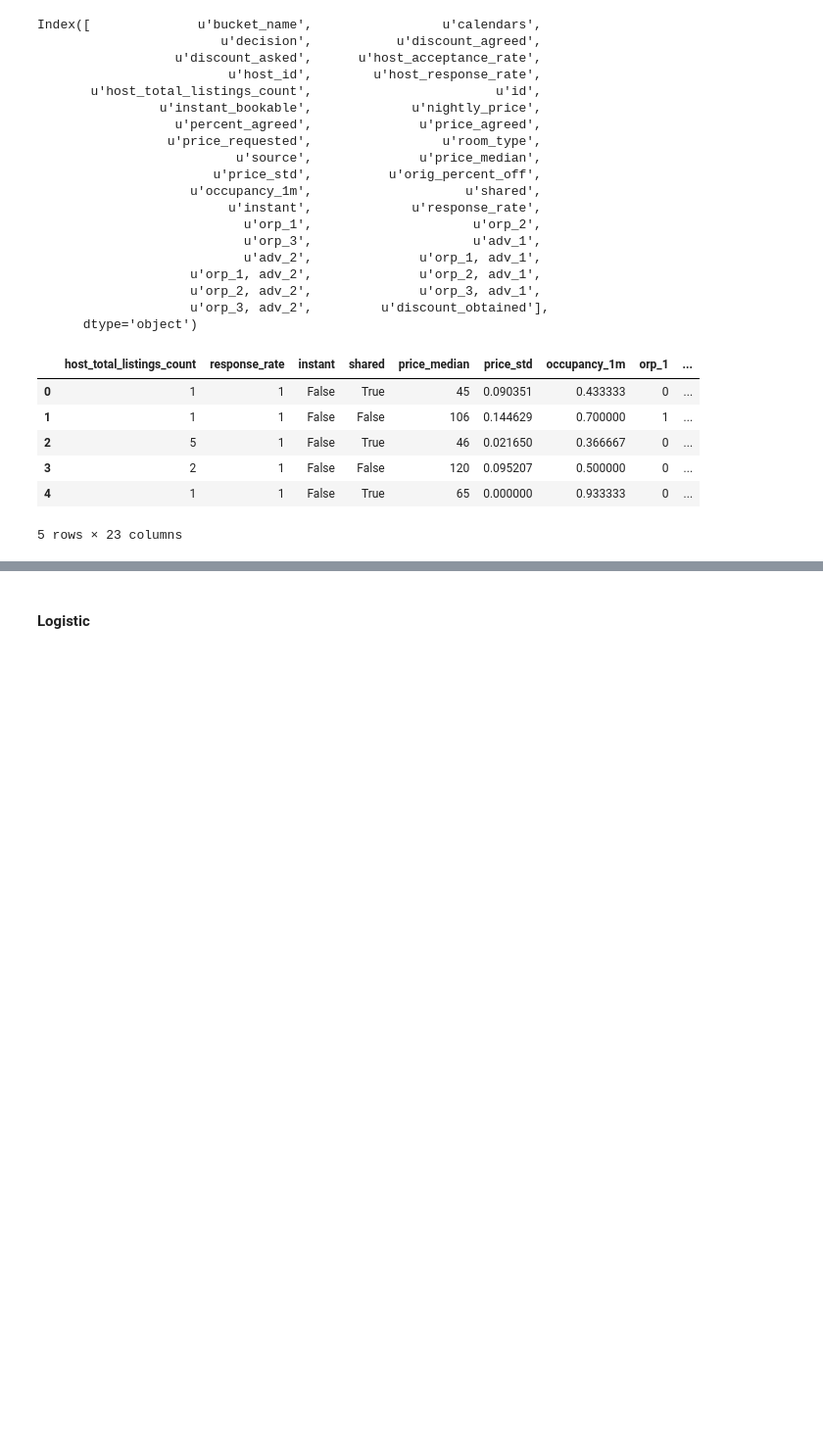
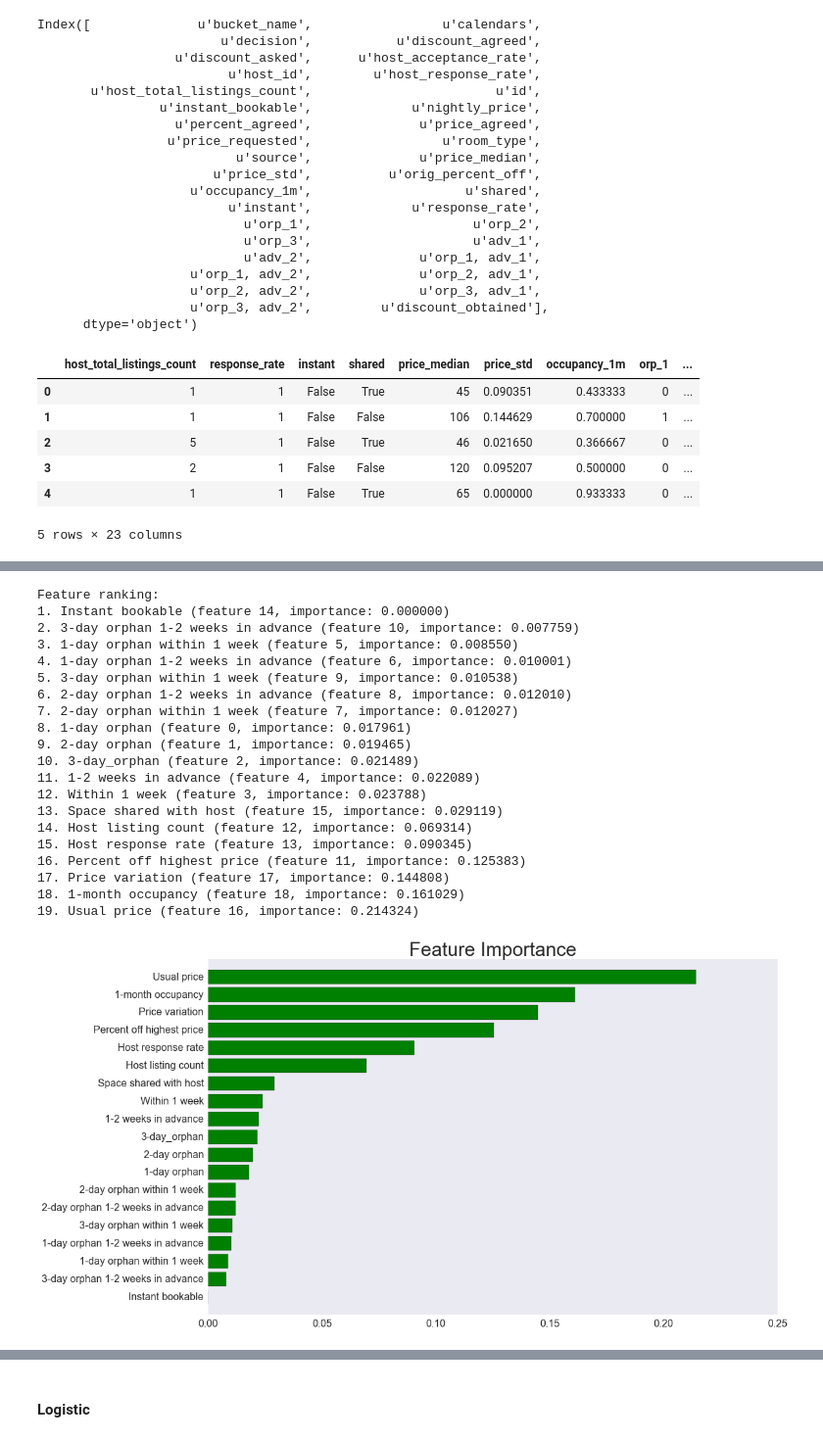
Before and after one commit to DataShackforAirbnb/AirBnbNegotiate, a Jupyter notebook: DataAnalysis/Analysis 0411.ipynb, the cells around one changed output, grey strips where cells are left out. Shown: that part at 98% size. Cells and saved outputs as stored; diff of their text form; code cells hidden in the pictures; blank space fills up the shorter version.

```diff
--- a/DataAnalysis/Analysis 0411.ipynb
+++ b/DataAnalysis/Analysis 0411.ipynb
@@ -421,0 +481,3 @@ dtype: int64
+# %%
+lr = LogisticRegression()
+model_fitting("lr", lr, X_willing_noda, Y_willing)
@@ -421,0 +528,10 @@ dtype: int64
+# %%
+rf_noda = RandomForestClassifier(n_estimators=1000,
+                                 max_features=int(np.sqrt(X_willing_noda.shape[1])),
+                                 max_depth=None,
+                                 min_samples_split=1)
+rf_noda.fit(X_willing_noda, Y_train_willing)
+
+rf_noda_scores = -cross_val_score(rf_noda, X_willing_noda, Y_willing, scoring='mean_squared_error', cv=10)
+print "Average Cross Validation Accuracy: \n", 1-np.mean(rf_noda_scores)
+print "Cross Validation Accuracies by Fold: \n", 1 - np.array(rf_noda_scores)
@@ -421,0 +550,47 @@ dtype: int64
+# %%
+rf_noda_importances = rf_noda.feature_importances_
+std = np.std([tree.feature_importances_ for tree in rf_noda.estimators_],
+             axis=0)
+indices = np.argsort(rf_noda_importances)[::1]
+param_label_sorted = [param_label_noda[ind] for ind in indices]
+
+# Print the feature ranking
+print("Feature ranking:")
+
+for f in range(X_willing_noda.shape[1]):
+    print("%d. %s (feature %d, importance: %f)" % (f + 1, param_label[indices[f]], indices[f], rf_noda_importances[indices[f]]))
+
+# Plot the feature importances of the forest
+plt.figure(figsize=(16,10))
+plt.title("Feature Importance", fontsize=30)
+plt.barh(range(X_willing_noda.shape[1]), rf_noda_importances[indices],
+       color="green", align="center")
+# plt.axvline(x=0.05, color="red", ls="--")
+plt.yticks(range(X_willing_noda.shape[1]), param_label_sorted,  fontsize=16)
+plt.xticks(fontsize=16)
+plt.ylim([-1, X_willing_noda.shape[1]])
+plt.xlim([0,0.25])
+plt.grid(False)
+plt.show()
+# %% [output]
+Feature ranking:
+1. Instant bookable (feature 14, importance: 0.000000)
+2. 3-day orphan 1-2 weeks in advance (feature 10, importance: 0.007759)
+3. 1-day orphan within 1 week (feature 5, importance: 0.008550)
+4. 1-day orphan 1-2 weeks in advance (feature 6, importance: 0.010001)
+5. 3-day orphan within 1 week (feature 9, importance: 0.010538)
+6. 2-day orphan 1-2 weeks in advance (feature 8, importance: 0.012010)
+7. 2-day orphan within 1 week (feature 7, importance: 0.012027)
+8. 1-day orphan (feature 0, importance: 0.017961)
+9. 2-day orphan (feature 1, importance: 0.019465)
+10. 3-day_orphan (feature 2, importance: 0.021489)
+11. 1-2 weeks in advance (feature 4, importance: 0.022089)
+12. Within 1 week (feature 3, importance: 0.023788)
+13. Space shared with host (feature 15, importance: 0.029119)
+14. Host listing count (feature 12, importance: 0.069314)
+15. Host response rate (feature 13, importance: 0.090345)
+16. Percent off highest price (feature 11, importance: 0.125383)
+17. Price variation (feature 17, importance: 0.144808)
+18. 1-month occupancy (feature 18, importance: 0.161029)
+19. Usual price (feature 16, importance: 0.214324)
+[figure, added]
```
Also changed, not shown: parts of 56 cells of this notebook, 1 other file.
